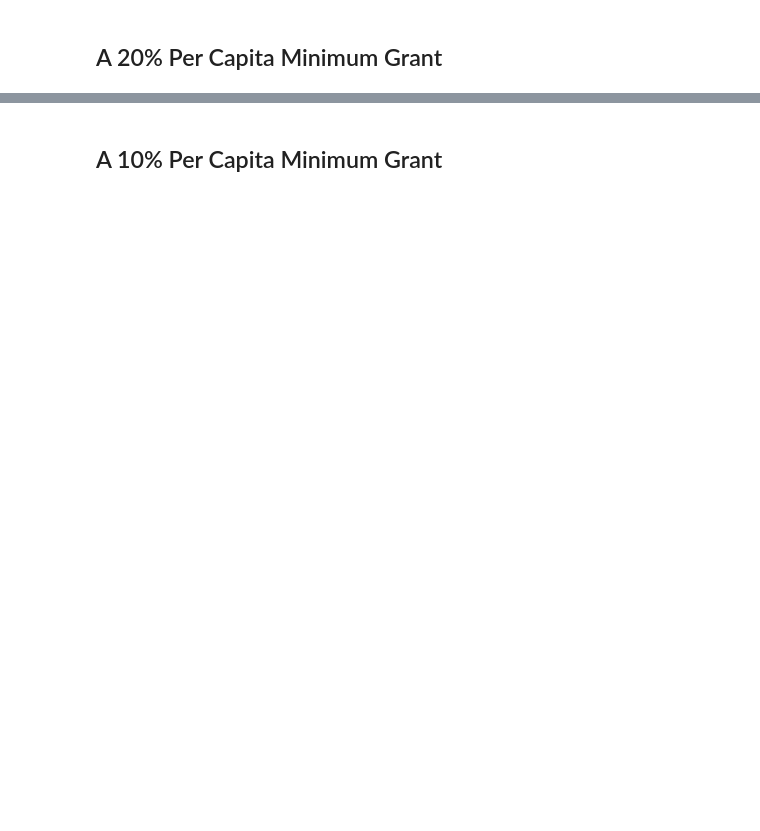
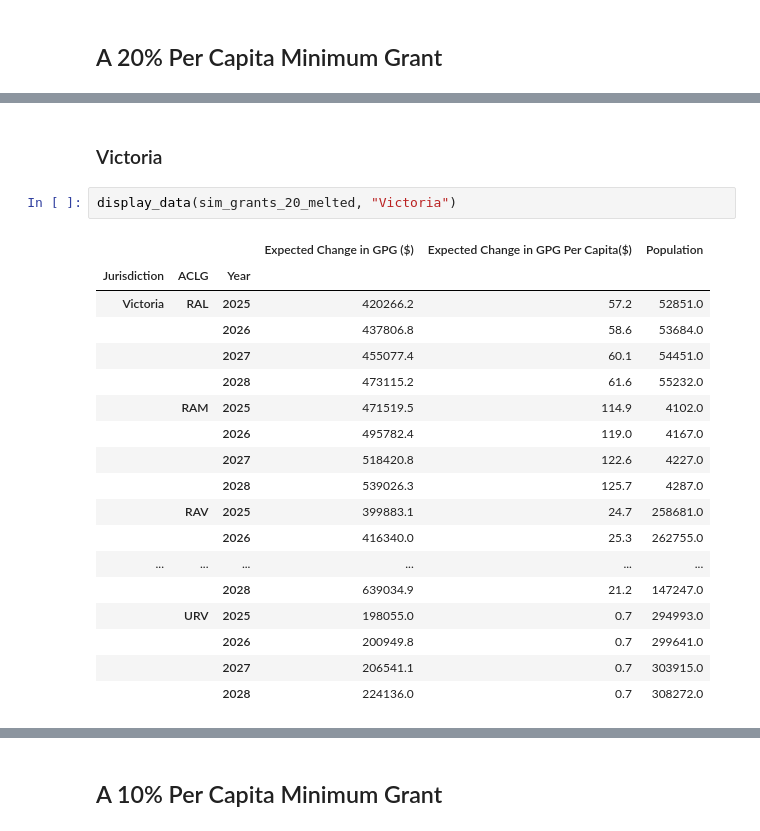
Before and after one commit to AuLGA/fa_grants, a Jupyter notebook: modelling_outcomes.ipynb, the cells around one changed output, grey strips where cells are left out. Cells and saved outputs as stored; diff of their text form; blank space fills up the shorter version.

```diff
--- a/modelling_outcomes.ipynb
+++ b/modelling_outcomes.ipynb
@@ -170,0 +160,23 @@ k
+# %% [markdown]
+### Victoria
+# %%
+display_data(sim_grants_20_melted, "Victoria")
+# %% [output]
+|  |  |  | Expected Change in GPG ($) | Expected Change in GPG Per Capita($) | Population |
+| Jurisdiction | ACLG | Year |  |  |  |
+| Victoria | RAL | 2025 | 420266.2 | 57.2 | 52851.0 |
+|  |  | 2026 | 437806.8 | 58.6 | 53684.0 |
+|  |  | 2027 | 455077.4 | 60.1 | 54451.0 |
+|  |  | 2028 | 473115.2 | 61.6 | 55232.0 |
+|  | RAM | 2025 | 471519.5 | 114.9 | 4102.0 |
+|  |  | 2026 | 495782.4 | 119.0 | 4167.0 |
+|  |  | 2027 | 518420.8 | 122.6 | 4227.0 |
+|  |  | 2028 | 539026.3 | 125.7 | 4287.0 |
+|  | RAV | 2025 | 399883.1 | 24.7 | 258681.0 |
+|  |  | 2026 | 416340.0 | 25.3 | 262755.0 |
+| ... | ... | ... | ... | ... | ... |
+|  |  | 2028 | 639034.9 | 21.2 | 147247.0 |
+|  | URV | 2025 | 198055.0 | 0.7 | 294993.0 |
+|  |  | 2026 | 200949.8 | 0.7 | 299641.0 |
+|  |  | 2027 | 206541.1 | 0.7 | 303915.0 |
+|  |  | 2028 | 224136.0 | 0.7 | 308272.0 |
```
Also changed, not shown: parts of 59 cells of this notebook, 10 other files.
